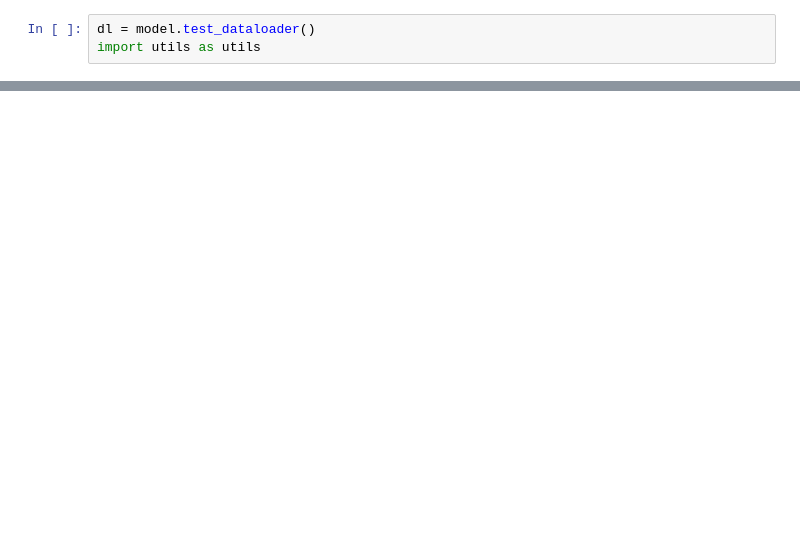
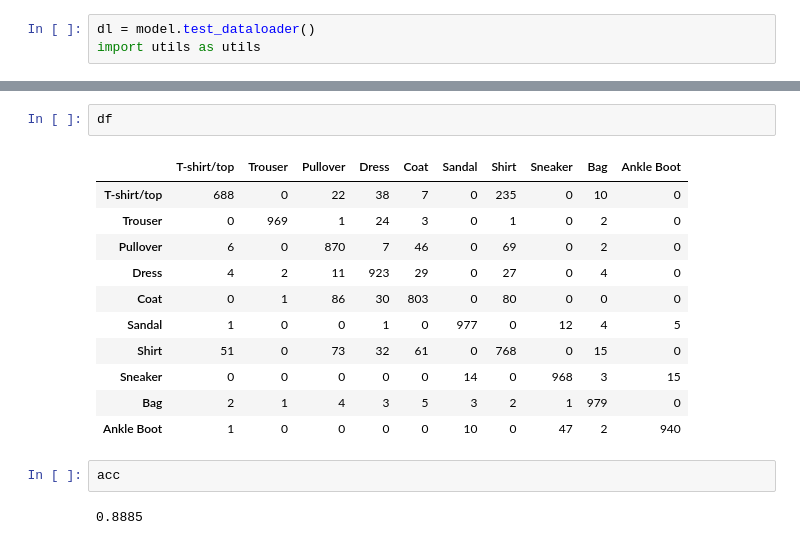
Before and after one commit to cgpadwick/pylightning, a Jupyter notebook: src/fashion_mnist_convnet.ipynb, the cells around one changed output, grey strips where cells are left out. Drawn from its saved outputs; the diff is of its cells as text; blank space fills up the shorter version.

```diff
--- a/src/fashion_mnist_convnet.ipynb
+++ b/src/fashion_mnist_convnet.ipynb
@@ -173,0 +213,18 @@ utils.measure_accuracy(labels, predictions, all_possible_labels=range(10))
+# %%
+df
+# %% [output]
+|  | T-shirt/top | Trouser | Pullover | Dress | Coat | Sandal | Shirt | Sneaker | Bag | Ankle Boot |
+| T-shirt/top | 688 | 0 | 22 | 38 | 7 | 0 | 235 | 0 | 10 | 0 |
+| Trouser | 0 | 969 | 1 | 24 | 3 | 0 | 1 | 0 | 2 | 0 |
+| Pullover | 6 | 0 | 870 | 7 | 46 | 0 | 69 | 0 | 2 | 0 |
+| Dress | 4 | 2 | 11 | 923 | 29 | 0 | 27 | 0 | 4 | 0 |
+| Coat | 0 | 1 | 86 | 30 | 803 | 0 | 80 | 0 | 0 | 0 |
+| Sandal | 1 | 0 | 0 | 1 | 0 | 977 | 0 | 12 | 4 | 5 |
+| Shirt | 51 | 0 | 73 | 32 | 61 | 0 | 768 | 0 | 15 | 0 |
+| Sneaker | 0 | 0 | 0 | 0 | 0 | 14 | 0 | 968 | 3 | 15 |
+| Bag | 2 | 1 | 4 | 3 | 5 | 3 | 2 | 1 | 979 | 0 |
+| Ankle Boot | 1 | 0 | 0 | 0 | 0 | 10 | 0 | 47 | 2 | 940 |
+# %%
+acc
+# %% [output]
+0.8885
```
Also changed, not shown: parts of 8 cells of this notebook, 4 other files.
